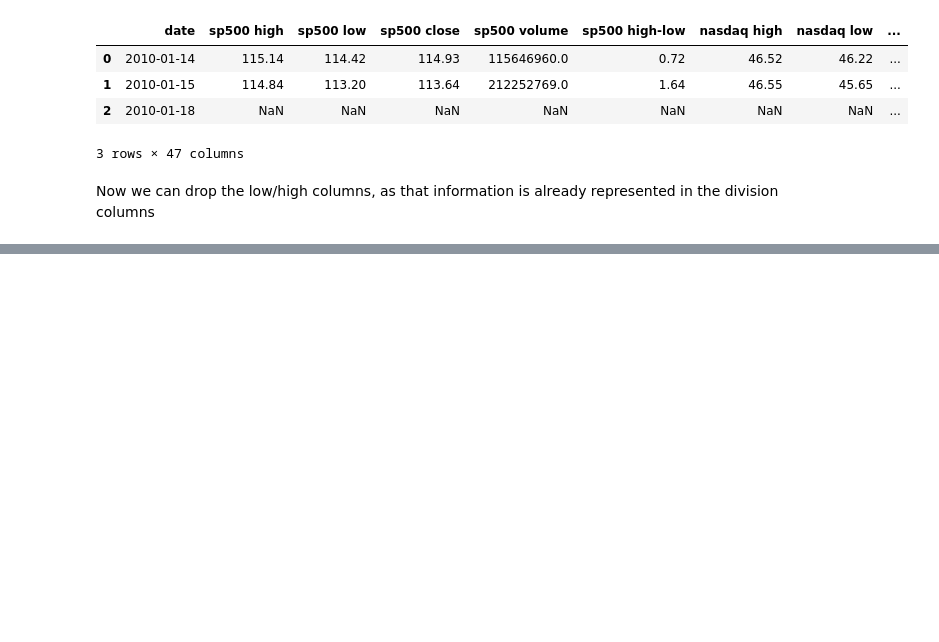
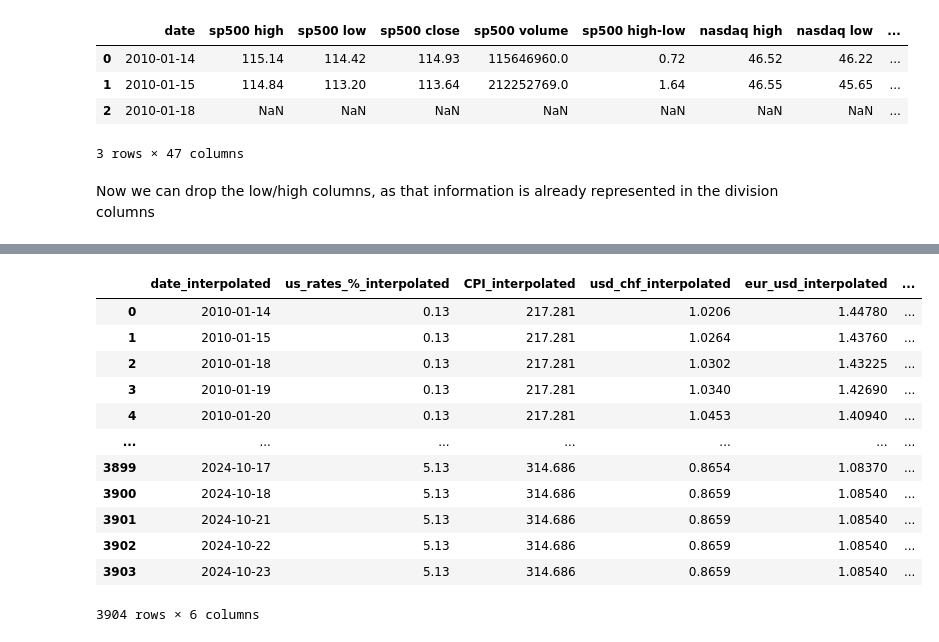
Before and after one commit to kklimov1/PriceRegressionPredictor, a Jupyter notebook: goldPriceAnalysis.ipynb, the cells around one changed output, grey strips where cells are left out. Saved outputs shown, nothing was run; the diff lists cells and outputs as text; code cells hidden in the pictures; blank space fills up the shorter version.

```diff
--- a/goldPriceAnalysis.ipynb
+++ b/goldPriceAnalysis.ipynb
@@ -95,0 +179,16 @@ print(matches)
+# %%
+df[[col for col in df.columns if "interpolated" in col]].interpolate(limit_direction = "backward")
+# %% [output]
+|  | date_interpolated | us_rates_%_interpolated | CPI_interpolated | usd_chf_interpolated | eur_usd_interpolated | ... |
+| 0 | 2010-01-14 | 0.13 | 217.281 | 1.0206 | 1.44780 | ... |
+| 1 | 2010-01-15 | 0.13 | 217.281 | 1.0264 | 1.43760 | ... |
+| 2 | 2010-01-18 | 0.13 | 217.281 | 1.0302 | 1.43225 | ... |
+| 3 | 2010-01-19 | 0.13 | 217.281 | 1.0340 | 1.42690 | ... |
+| 4 | 2010-01-20 | 0.13 | 217.281 | 1.0453 | 1.40940 | ... |
+| ... | ... | ... | ... | ... | ... | ... |
+| 3899 | 2024-10-17 | 5.13 | 314.686 | 0.8654 | 1.08370 | ... |
+| 3900 | 2024-10-18 | 5.13 | 314.686 | 0.8659 | 1.08540 | ... |
+| 3901 | 2024-10-21 | 5.13 | 314.686 | 0.8659 | 1.08540 | ... |
+| 3902 | 2024-10-22 | 5.13 | 314.686 | 0.8659 | 1.08540 | ... |
+| 3903 | 2024-10-23 | 5.13 | 314.686 | 0.8659 | 1.08540 | ... |
+3904 rows × 6 columns
```
Also changed, not shown: parts of 26 cells of this notebook.
